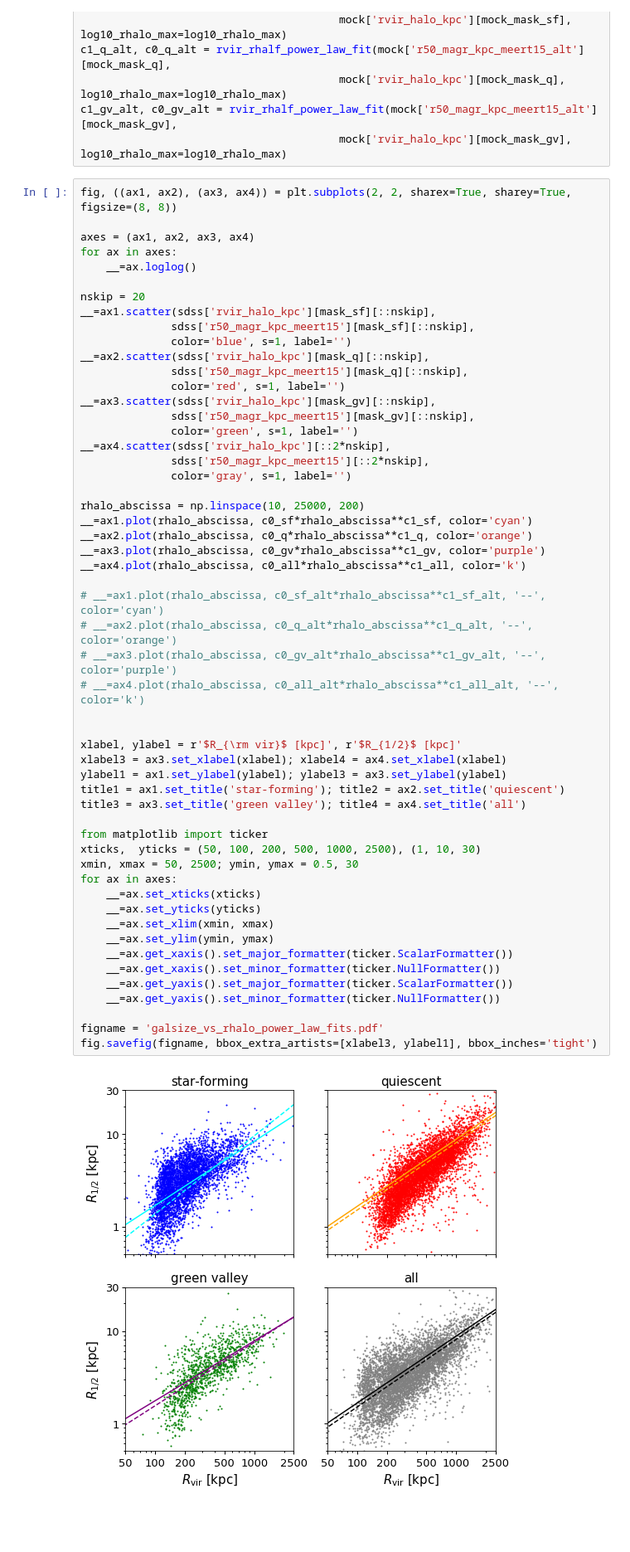
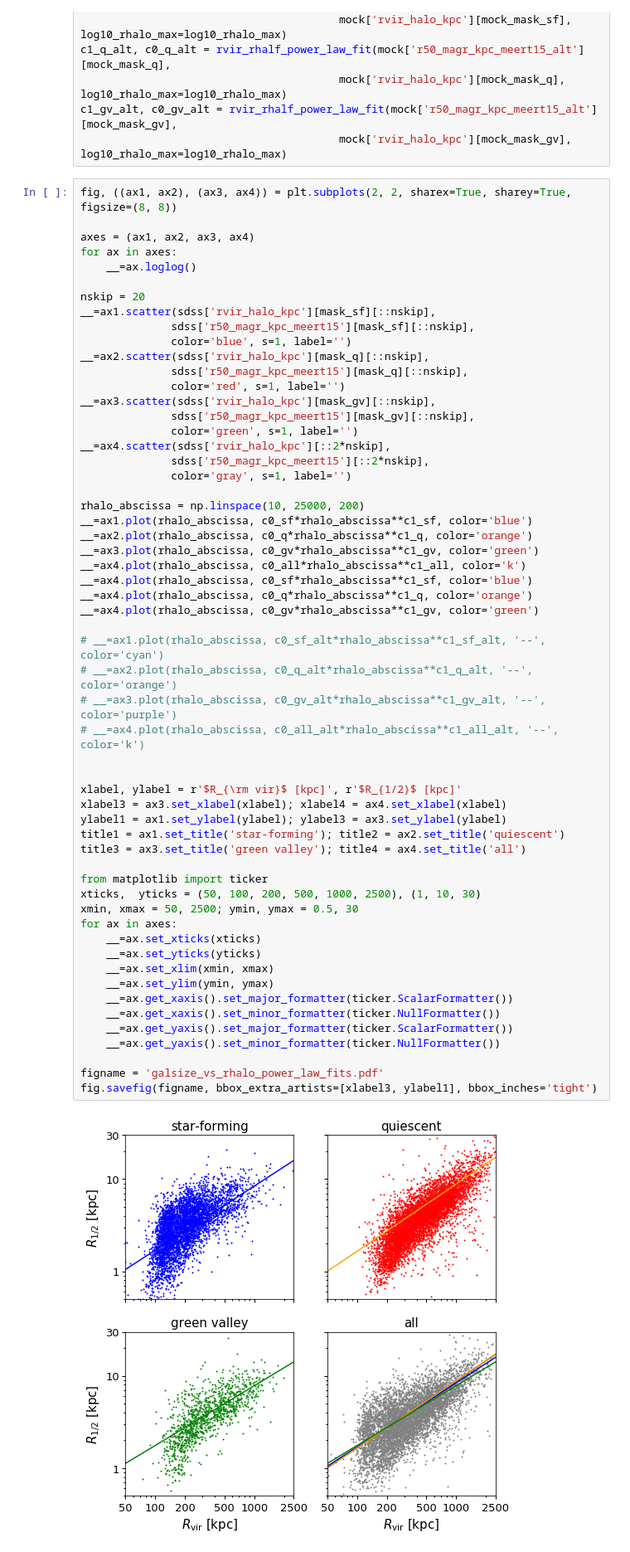
Before and after one commit to aphearin/galsize_models, a Jupyter notebook: notebooks/power_law_clustering.ipynb, the cells around one changed output. Shown: that part at 83% size. Saved outputs shown, nothing was run; the diff lists cells and outputs as text; blank space fills up the shorter version.

```diff
--- a/notebooks/power_law_clustering.ipynb
+++ b/notebooks/power_law_clustering.ipynb
@@ -84,40 +84,43 @@ __=ax4.scatter(sdss['rvir_halo_kpc'][::2*nskip],
               color='gray', s=1, label='')
 
 rhalo_abscissa = np.linspace(10, 25000, 200)
-__=ax1.plot(rhalo_abscissa, c0_sf*rhalo_abscissa**c1_sf, color='cyan')
+__=ax1.plot(rhalo_abscissa, c0_sf*rhalo_abscissa**c1_sf, color='blue')
 __=ax2.plot(rhalo_abscissa, c0_q*rhalo_abscissa**c1_q, color='orange')
-__=ax3.plot(rhalo_abscissa, c0_gv*rhalo_abscissa**c1_gv, color='purple')
+__=ax3.plot(rhalo_abscissa, c0_gv*rhalo_abscissa**c1_gv, color='green')
 __=ax4.plot(rhalo_abscissa, c0_all*rhalo_abscissa**c1_all, color='k')
+__=ax4.plot(rhalo_abscissa, c0_sf*rhalo_abscissa**c1_sf, color='blue')
+__=ax4.plot(rhalo_abscissa, c0_q*rhalo_abscissa**c1_q, color='orange')
+__=ax4.plot(rhalo_abscissa, c0_gv*rhalo_abscissa**c1_gv, color='green')
 
 # __=ax1.plot(rhalo_abscissa, c0_sf_alt*rhalo_abscissa**c1_sf_alt, '--', color='cyan')
 # __=ax2.plot(rhalo_abscissa, c0_q_alt*rhalo_abscissa**c1_q_alt, '--', color='orange')
 # __=ax3.plot(rhalo_abscissa, c0_gv_alt*rhalo_abscissa**c1_gv_alt, '--', color='purple')
 # __=ax4.plot(rhalo_abscissa, c0_all_alt*rhalo_abscissa**c1_all_alt, '--', color='k')
 
 
 xlabel, ylabel = r'$R_{\rm vir}$ [kpc]', r'$R_{1/2}$ [kpc]'
 xlabel3 = ax3.set_xlabel(xlabel); xlabel4 = ax4.set_xlabel(xlabel)
 ylabel1 = ax1.set_ylabel(ylabel); ylabel3 = ax3.set_ylabel(ylabel)
 title1 = ax1.set_title('star-forming'); title2 = ax2.set_title('quiescent')
 title3 = ax3.set_title('green valley'); title4 = ax4.set_title('all')
 
 from matplotlib import ticker
 xticks,  yticks = (50, 100, 200, 500, 1000, 2500), (1, 10, 30)
 xmin, xmax = 50, 2500; ymin, ymax = 0.5, 30
 for ax in axes:
     __=ax.set_xticks(xticks)
     __=ax.set_yticks(yticks)
     __=ax.set_xlim(xmin, xmax)
     __=ax.set_ylim(ymin, ymax)
     __=ax.get_xaxis().set_major_formatter(ticker.ScalarFormatter())
     __=ax.get_xaxis().set_minor_formatter(ticker.NullFormatter())
     __=ax.get_yaxis().set_major_formatter(ticker.ScalarFormatter())
     __=ax.get_yaxis().set_minor_formatter(ticker.NullFormatter())
 
 figname = 'galsize_vs_rhalo_power_law_fits.pdf'
 fig.savefig(figname, bbox_extra_artists=[xlabel3, ylabel1], bbox_inches='tight')
 # %% [output]
-[figure, old version]
+[figure, new version]
 # %%
 
 print("Power law coefficients:\n")
```
Also changed, not shown: parts of 1 cell of this notebook.
